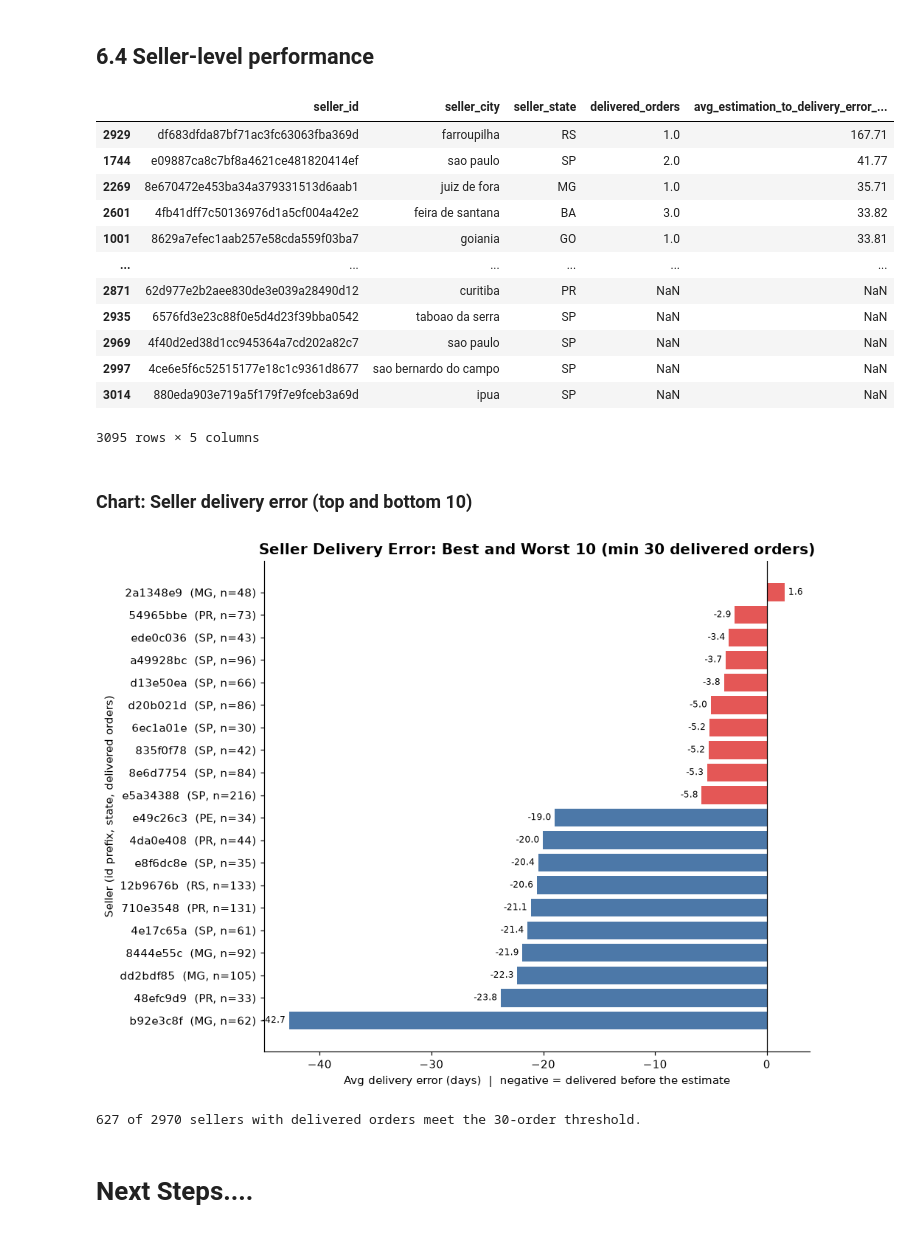
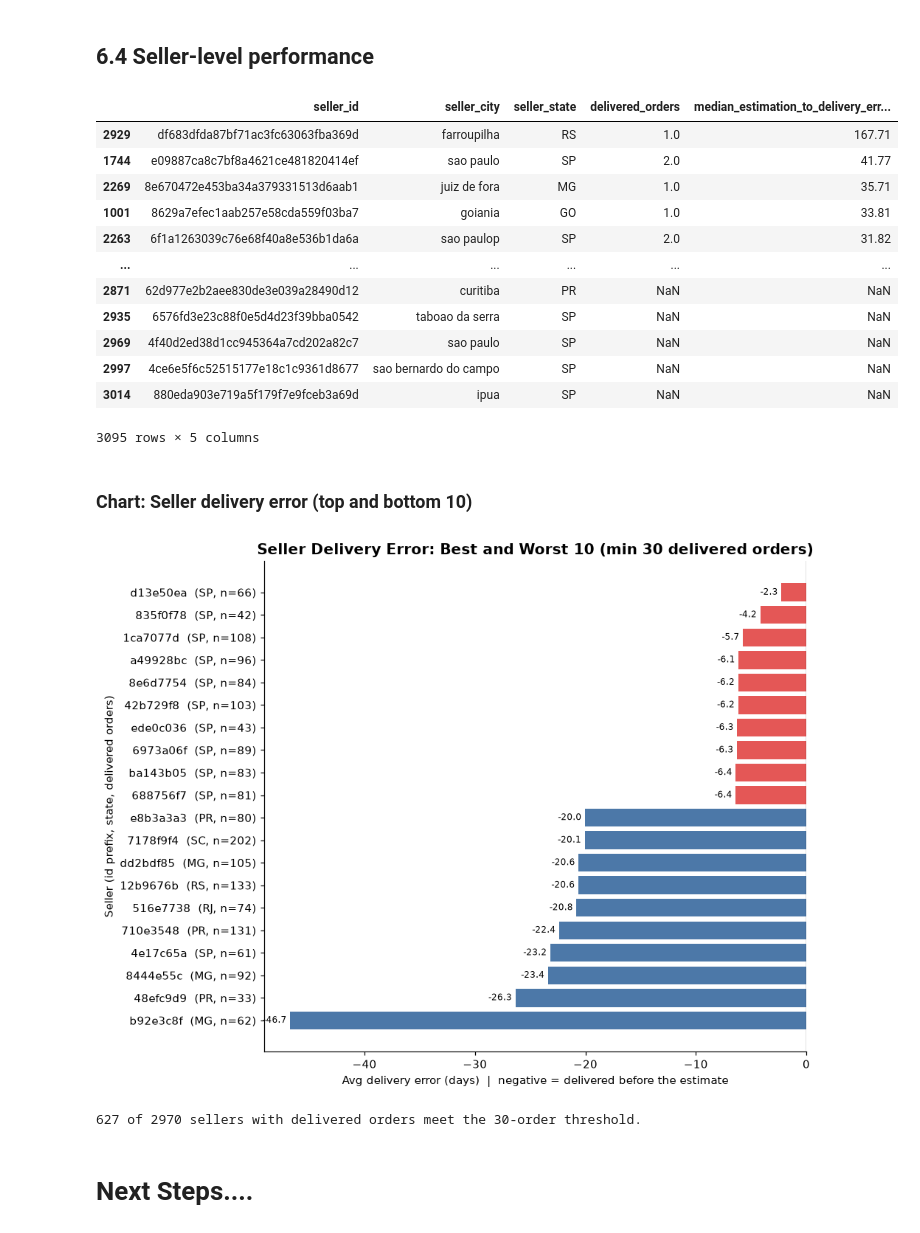
Before and after one commit to bluesparrow-bit/DataPlaygrounds, a Jupyter notebook: HVIA/2-olist.ipynb, the cells around one changed output. Saved outputs shown, nothing was run; the diff lists cells and outputs as text; code cells hidden in the pictures.

```diff
--- a/HVIA/2-olist.ipynb
+++ b/HVIA/2-olist.ipynb
@@ -14,7 +14,7 @@ plt.rcParams.update({
     'axes.titleweight': 'bold',
     'axes.labelsize': 10,
 })
-BLUE, ORANGE, RED, GREY = '#4C78A8', '#F58518', '#E45756', '#9AA5B1'
+BLUE, ORANGE, RED, GREY, GREEN = '#4C78A8', '#F58518', '#E45756', '#9AA5B1', "#18C946"
 # %%
 customers = pd.read_csv('olist_data/olist_customers_dataset.csv')
 geolocation = pd.read_csv('olist_data/olist_geolocation_dataset.csv')
@@ -615,9 +615,9 @@ def delivery_categorization(x):
     if pd.isna(x):
         return 'unknown'
     delay_days = x.total_seconds() / 86400
-    if delay_days < 0:
+    if delay_days < -1:
         return 'early'
-    if delay_days == 0:
+    if delay_days <= 1:
         return 'on_time'
     if delay_days <= 4:
         return 'late'
@@ -648,14 +649,14 @@ review_plot = (review_score_and_delays
             .reindex(status_order)
             .dropna(subset=['avg_review_score']))
 
-colors = {'early': BLUE, 'on_time': BLUE, 'late': ORANGE, 'very_late': RED, 'unknown': GREY}
+colors = {'early': BLUE, 'on_time': GREEN, 'late': ORANGE, 'very_late': RED, 'unknown': GREY}
 
 fig, ax = plt.subplots(figsize=(8, 4.5))
 bars = ax.bar(review_plot.index, review_plot['avg_review_score'],
-              color=[colors[s] for s in review_plot.index])
+                color=[colors[s] for s in review_plot.index])
 ax.bar_label(bars, fmt='%.2f', padding=3)
-for bar, n in zip(bars, review_plot['orders_count']):
-    ax.text(bar.get_x() + bar.get_width() / 2, 0.1, f'n={int(n):,}',
+for bar, n in zip(bars, review_plot['orders_count']/99224 * 100):
+    ax.text(bar.get_x() + bar.get_width() / 2, 0.1, f'{float(n):.2f}%',
             ha='center', va='bottom', color='white', fontsize=9)
 ax.set_ylim(0, 5)
 ax.set_ylabel('Average review score (1-5)')
@@ -683,25 +684,25 @@ seller_order_delivery = (
     .groupby('seller_id')
     .agg(
         delivered_orders=('order_id', 'count'),
-        avg_estimation_to_delivery_error_days=(
+        median_estimation_to_delivery_error_days=(
             'estimation_to_delivery_error',
-            lambda s: round((s.dt.total_seconds() / 86400).mean(), 2)))
+            lambda s: round((s.dt.total_seconds() / 86400).median(), 2)))
     .reset_index()
-    .sort_values('avg_estimation_to_delivery_error_days', ascending=False))
+    .sort_values('median_estimation_to_delivery_error_days', ascending=False))
 
 seller_performance = (
     sellers[['seller_id', 'seller_city', 'seller_state']]
     .merge(seller_order_delivery, on='seller_id', how='left')
-    .sort_values('avg_estimation_to_delivery_error_days', ascending=False))
+    .sort_values('median_estimation_to_delivery_error_days', ascending=False))
 
 seller_performance
 # %% [output]
-|  | seller_id | seller_city | seller_state | delivered_orders | avg_estimation_to_delivery_error_... |
+|  | seller_id | seller_city | seller_state | delivered_orders | median_estimation_to_delivery_err... |
 | 2929 | df683dfda87bf71ac3fc63063fba369d | farroupilha | RS | 1.0 | 167.71 |
 | 1744 | e09887ca8c7bf8a4621ce481820414ef | sao paulo | SP | 2.0 | 41.77 |
 | 2269 | 8e670472e453ba34a379331513d6aab1 | juiz de fora | MG | 1.0 | 35.71 |
-| 2601 | 4fb41dff7c50136976d1a5cf004a42e2 | feira de santana | BA | 3.0 | 33.82 |
 | 1001 | 8629a7efec1aab257e58cda559f03ba7 | goiania | GO | 1.0 | 33.81 |
+| 2263 | 6f1a1263039c76e68f40a8e536b1da6a | sao paulop | SP | 2.0 | 31.82 |
 | ... | ... | ... | ... | ... | ... |
 | 2871 | 62d977e2b2aee830de3e039a28490d12 | curitiba | PR | NaN | NaN |
 | 2935 | 6576fd3e23c88f0e5d4d23f39bba0542 | taboao da serra | SP | NaN | NaN |
@@ -714,37 +715,37 @@ seller_performance
 # %%
 # Sellers with only a handful of delivered orders produce extreme averages, so we
 # keep only sellers with at least MIN_ORDERS delivered orders before ranking.
 # Then we show the 10 sellers with the largest error (worst) and the 10 with the
 # smallest error (best). Error is in days: negative = delivered before the estimate.
 
 MIN_ORDERS = 30
 TOP_N = 10
 
 eligible_sellers = (seller_performance
                     .dropna(subset=['delivered_orders'])
                     .query('delivered_orders >= @MIN_ORDERS')
-                    .sort_values('avg_estimation_to_delivery_error_days', ascending=False))
+                    .sort_values('median_estimation_to_delivery_error_days', ascending=False))
 
 plot_sellers = pd.concat([eligible_sellers.head(TOP_N), eligible_sellers.tail(TOP_N)]).drop_duplicates('seller_id')
-plot_sellers = plot_sellers.sort_values('avg_estimation_to_delivery_error_days')
+plot_sellers = plot_sellers.sort_values('median_estimation_to_delivery_error_days')
 
 labels = [f"{sid[:8]}  ({state}, n={int(n)})"
-          for sid, state, n in zip(plot_sellers.seller_id, plot_sellers.seller_state, plot_sellers.delivered_orders)]
-median_error = eligible_sellers['avg_estimation_to_delivery_error_days'].median()
-bar_colors = [RED if v > median_error else BLUE for v in plot_sellers['avg_estimation_to_delivery_error_days']]
+            for sid, state, n in zip(plot_sellers.seller_id, plot_sellers.seller_state, plot_sellers.delivered_orders)]
+median_error = eligible_sellers['median_estimation_to_delivery_error_days'].median()
+bar_colors = [RED if v > median_error else BLUE for v in plot_sellers['median_estimation_to_delivery_error_days']]
 
 fig, ax = plt.subplots(figsize=(9, 7))
-ax.barh(labels, plot_sellers['avg_estimation_to_delivery_error_days'], color=bar_colors)
+ax.barh(labels, plot_sellers['median_estimation_to_delivery_error_days'], color=bar_colors)
 ax.axvline(0, color='black', lw=0.8)
 ax.bar_label(ax.containers[0], fmt='%.1f', padding=3, fontsize=8)
 ax.set_xlabel('Avg delivery error (days)  |  negative = delivered before the estimate')
 ax.set_ylabel('Seller (id prefix, state, delivered orders)')
 ax.set_title(f'Seller Delivery Error: Best and Worst {TOP_N} (min {MIN_ORDERS} delivered orders)')
 plt.tight_layout()
 plt.show()
 print(f'{len(eligible_sellers)} of {seller_performance.delivered_orders.notna().sum()} sellers with delivered orders meet the {MIN_ORDERS}-order threshold.')
 # %% [output]
-[figure, old version]
+[figure, new version]
 627 of 2970 sellers with delivered orders meet the 30-order threshold.
 # %% [markdown]
 # Next Steps....
```
Also changed, not shown: parts of 4 cells of this notebook, 3 other files.
